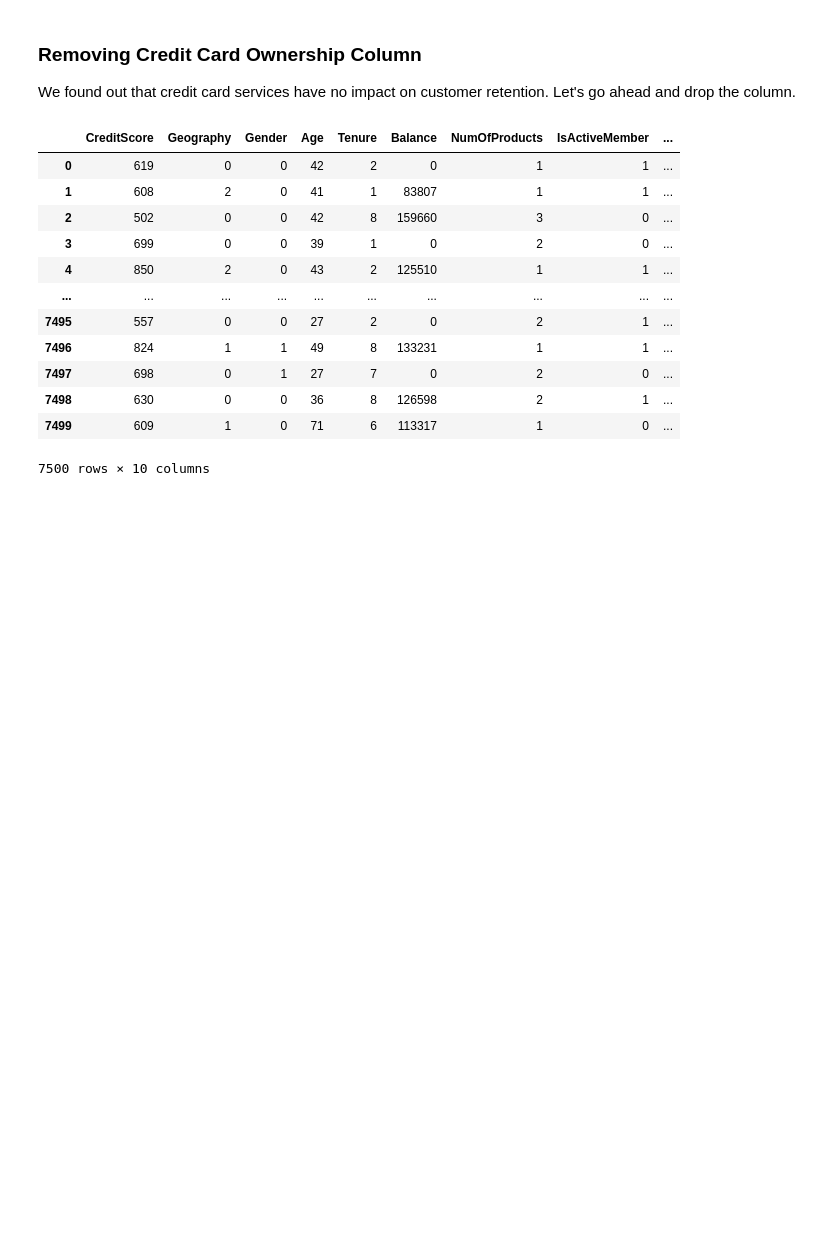
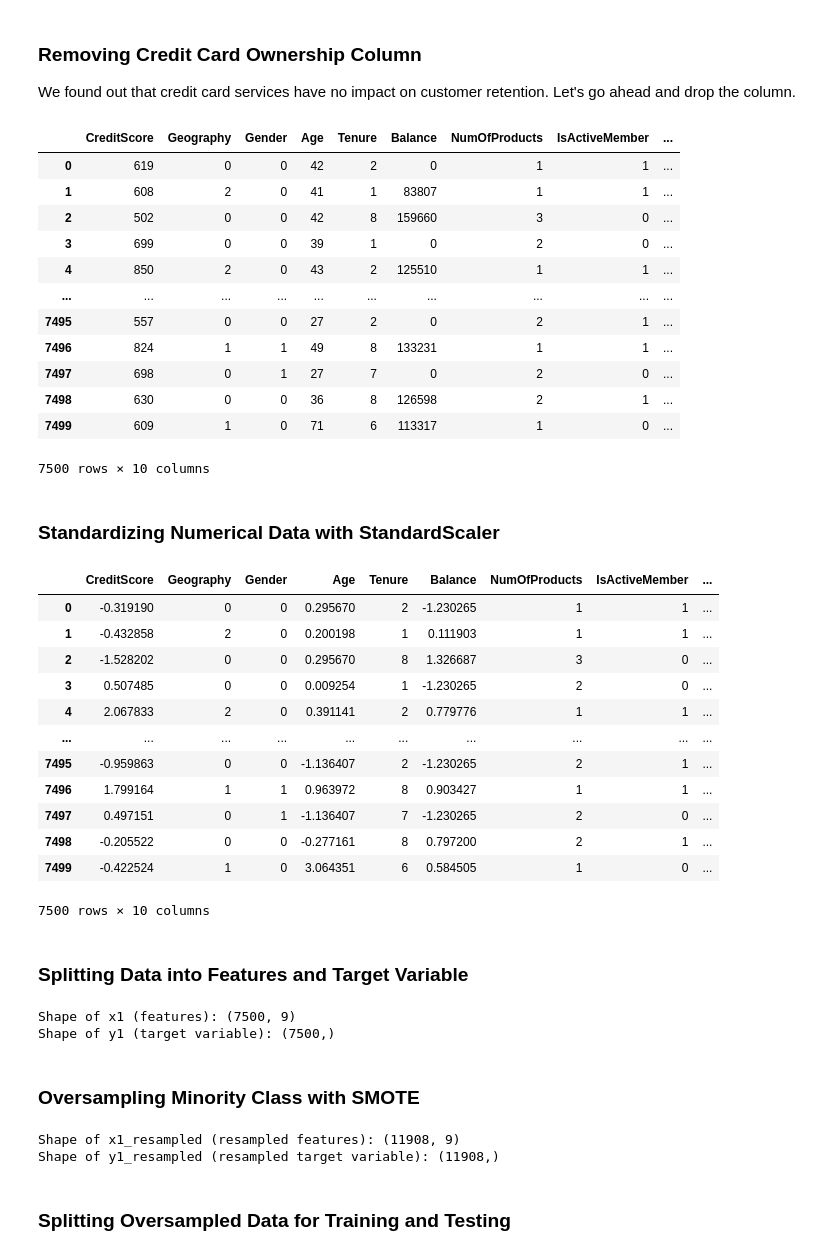
Before and after one commit to NandiSoham/Bank-Churn-Prediction, a Jupyter notebook: bank_churn_predictor.ipynb, the cells around one changed output. Cells and saved outputs as stored; diff of their text form; code cells hidden in the pictures; blank space fills up the shorter version.

Commit message:
performed data splitting into features, Splitting Oversampled Data for Training and Testing

```diff
--- a/bank_churn_predictor.ipynb
+++ b/bank_churn_predictor.ipynb
@@ -225,3 +225,62 @@ df
 | 7498 | 630 | 0 | 0 | 36 | 8 | 126598 | 2 | 1 | ... |
 | 7499 | 609 | 1 | 0 | 71 | 6 | 113317 | 1 | 0 | ... |
 7500 rows × 10 columns
+# %% [markdown]
+### Standardizing Numerical Data with StandardScaler
+# %%
+from sklearn.preprocessing import StandardScaler
+
+# Create an instance of StandardScaler
+sc = StandardScaler()
+
+# Fit StandardScaler to all numerical columns in the training DataFrame
+sc.fit(df[numbCol])
+
+# Apply the transformation to all numerical columns in the training DataFrame
+df[numbCol] = sc.transform(df[numbCol])
+df
+# %% [output]
+|  | CreditScore | Geography | Gender | Age | Tenure | Balance | NumOfProducts | IsActiveMember | ... |
+| 0 | -0.319190 | 0 | 0 | 0.295670 | 2 | -1.230265 | 1 | 1 | ... |
+| 1 | -0.432858 | 2 | 0 | 0.200198 | 1 | 0.111903 | 1 | 1 | ... |
+| 2 | -1.528202 | 0 | 0 | 0.295670 | 8 | 1.326687 | 3 | 0 | ... |
+| 3 | 0.507485 | 0 | 0 | 0.009254 | 1 | -1.230265 | 2 | 0 | ... |
+| 4 | 2.067833 | 2 | 0 | 0.391141 | 2 | 0.779776 | 1 | 1 | ... |
+| ... | ... | ... | ... | ... | ... | ... | ... | ... | ... |
+| 7495 | -0.959863 | 0 | 0 | -1.136407 | 2 | -1.230265 | 2 | 1 | ... |
+| 7496 | 1.799164 | 1 | 1 | 0.963972 | 8 | 0.903427 | 1 | 1 | ... |
+| 7497 | 0.497151 | 0 | 1 | -1.136407 | 7 | -1.230265 | 2 | 0 | ... |
+| 7498 | -0.205522 | 0 | 0 | -0.277161 | 8 | 0.797200 | 2 | 1 | ... |
+| 7499 | -0.422524 | 1 | 0 | 3.064351 | 6 | 0.584505 | 1 | 0 | ... |
+7500 rows × 10 columns
+# %% [markdown]
+### Splitting Data into Features and Target Variable
+# %%
+x1 = df.drop(columns=['Exited'])
+y1 = df['Exited']
+
+print("Shape of x1 (features):", x1.shape)
+print("Shape of y1 (target variable):", y1.shape)
+# %% [output]
+Shape of x1 (features): (7500, 9)
+Shape of y1 (target variable): (7500,)
+# %% [markdown]
+### Oversampling Minority Class with SMOTE
+# %%
+from imblearn.over_sampling import SMOTE
+
+# Create an instance of SMOTE
+over = SMOTE(sampling_strategy=1)
+
+# Apply SMOTE to oversample the minority class
+x1_resampled, y1_resampled = over.fit_resample(x1, y1)
+x1_resampled = x1_resampled.values
+y1_resampled = y1_resampled.values
+
+print("Shape of x1_resampled (resampled features):", x1_resampled.shape)
+print("Shape of y1_resampled (resampled target variable):", y1_resampled.shape)
+# %% [output]
+Shape of x1_resampled (resampled features): (11908, 9)
+Shape of y1_resampled (resampled target variable): (11908,)
+# %% [markdown]
+### Splitting Oversampled Data for Training and Testing
```
Also changed, not shown: parts of 1 cell of this notebook.
